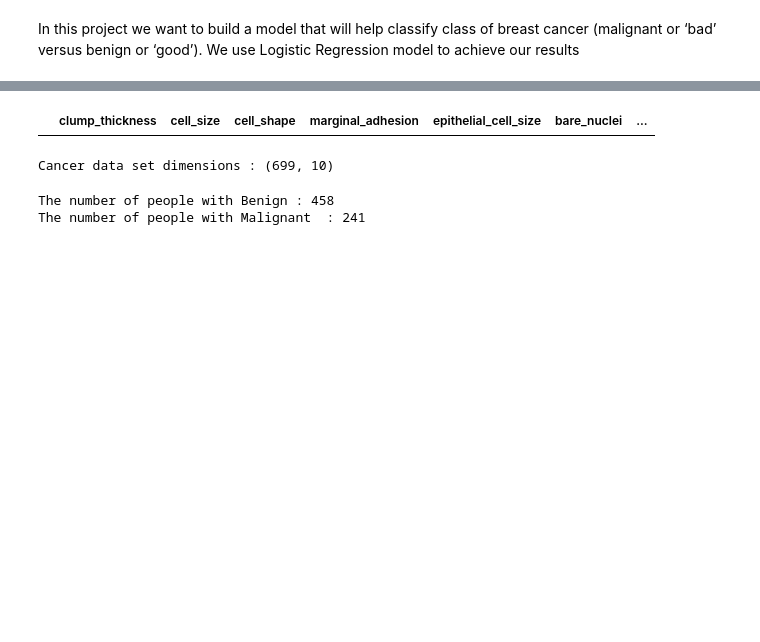
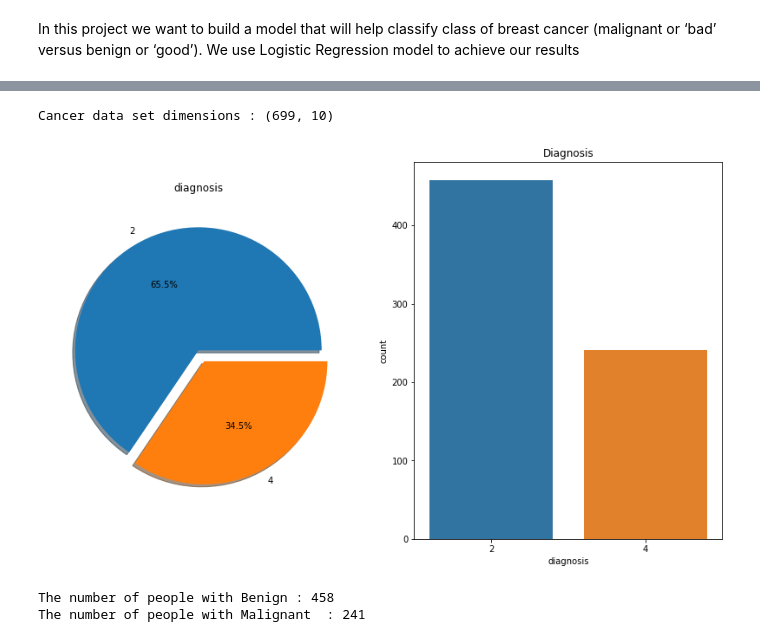
Before and after one commit to boitshepo97/breast-cancer-predictor, a Jupyter notebook: notebook/Breast Cancer Predictor.ipynb, the cells around one changed output, grey strips where cells are left out. Drawn from its saved outputs; the diff is of its cells as text; code cells hidden in the pictures; blank space fills up the shorter version.

```diff
--- a/notebook/Breast Cancer Predictor.ipynb
+++ b/notebook/Breast Cancer Predictor.ipynb
@@ -76,11 +100,18 @@ for col in cancer:
-# %%
-cancer.head(0)
-# %% [output]
-|  | clump_thickness | cell_size | cell_shape | marginal_adhesion | epithelial_cell_size | bare_nuclei | ... |
 # %%
 print("Cancer data set dimensions : {}".format(cancer.shape))
 # %% [output]
 Cancer data set dimensions : (699, 10)
+# %%
+
+f,ax=plt.subplots(1,2,figsize=(14,8))
+cancer['diagnosis'].value_counts().plot.pie(explode=[0,0.1],autopct='%1.1f%%',ax=ax[0],shadow=True)
+ax[0].set_title('diagnosis')
+ax[0].set_ylabel('')
+sns.countplot('diagnosis',data=cancer,ax=ax[1])
+ax[1].set_title('Diagnosis')
+plt.show()
+# %% [output]
+[figure, added]
 # %%
 print("The number of people with Benign : {}".format(len(cancer[cancer.diagnosis == 2])))
 print("The number of people with Malignant  : {}".format(len(cancer[cancer.diagnosis == 4])))
```
Also changed, not shown: parts of 26 cells of this notebook.
